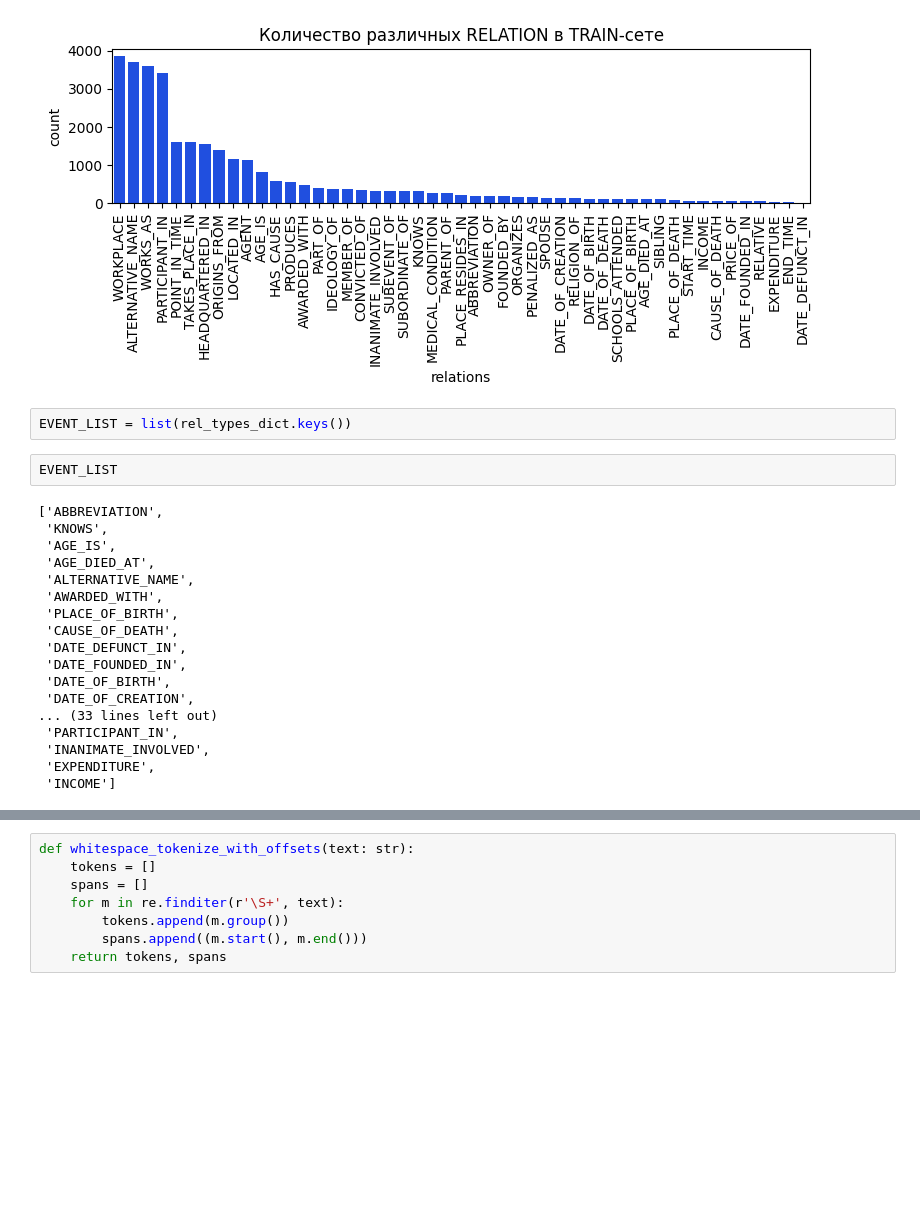
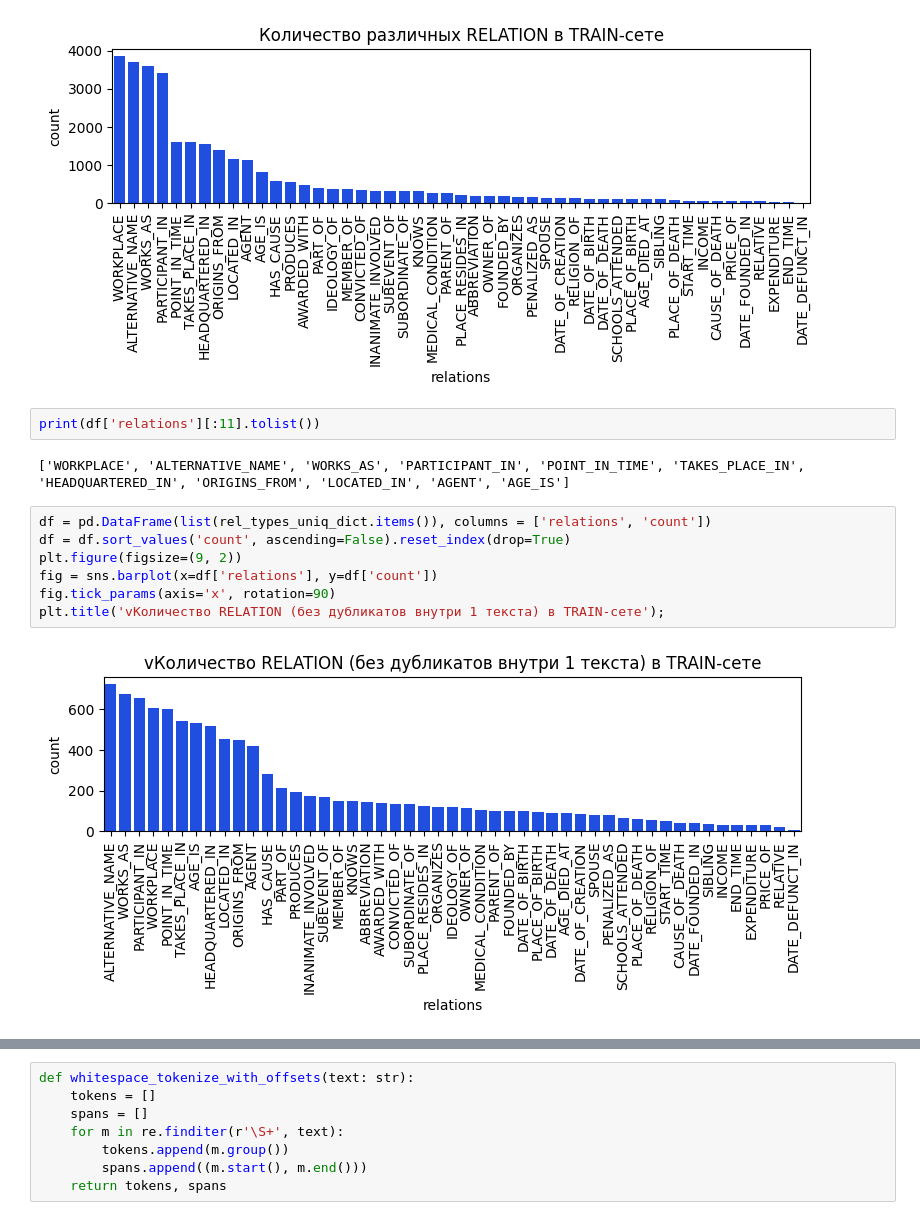
Before and after one commit to russele7/practicum_dle_sprint_5, a Jupyter notebook: NEREL_MultiTask_Notebook.ipynb, the cells around one changed output, grey strips where cells are left out. Cells and saved outputs as stored; diff of their text form; blank space fills up the shorter version.

```diff
--- a/NEREL_MultiTask_Notebook.ipynb
+++ b/NEREL_MultiTask_Notebook.ipynb
@@ -169,25 +128,16 @@ fig.tick_params(axis='x', rotation=90)
 plt.title('Количество различных RELATION в TRAIN-сете');
 # %% [output]
 [figure]
-# %%
-EVENT_LIST = list(rel_types_dict.keys())
-# %%
-EVENT_LIST
-# %% [output]
-['ABBREVIATION',
- 'KNOWS',
- 'AGE_IS',
- 'AGE_DIED_AT',
- 'ALTERNATIVE_NAME',
- 'AWARDED_WITH',
- 'PLACE_OF_BIRTH',
- 'CAUSE_OF_DEATH',
- 'DATE_DEFUNCT_IN',
- 'DATE_FOUNDED_IN',
- 'DATE_OF_BIRTH',
- 'DATE_OF_CREATION',
-... (33 lines left out)
- 'PARTICIPANT_IN',
- 'INANIMATE_INVOLVED',
- 'EXPENDITURE',
- 'INCOME']
+# %%
+print(df['relations'][:11].tolist())
+# %% [output]
+['WORKPLACE', 'ALTERNATIVE_NAME', 'WORKS_AS', 'PARTICIPANT_IN', 'POINT_IN_TIME', 'TAKES_PLACE_IN', 'HEADQUARTERED_IN', 'ORIGINS_FROM', 'LOCATED_IN', 'AGENT', 'AGE_IS']
+# %%
+df = pd.DataFrame(list(rel_types_uniq_dict.items()), columns = ['relations', 'count'])
+df = df.sort_values('count', ascending=False).reset_index(drop=True)
+plt.figure(figsize=(9, 2))
+fig = sns.barplot(x=df['relations'], y=df['count'])
+fig.tick_params(axis='x', rotation=90)
+plt.title('vКоличество RELATION (без дубликатов внутри 1 текста) в TRAIN-сете');
+# %% [output]
+[figure, added]
```
Also changed, not shown: parts of 77 cells of this notebook, 1 other file.
